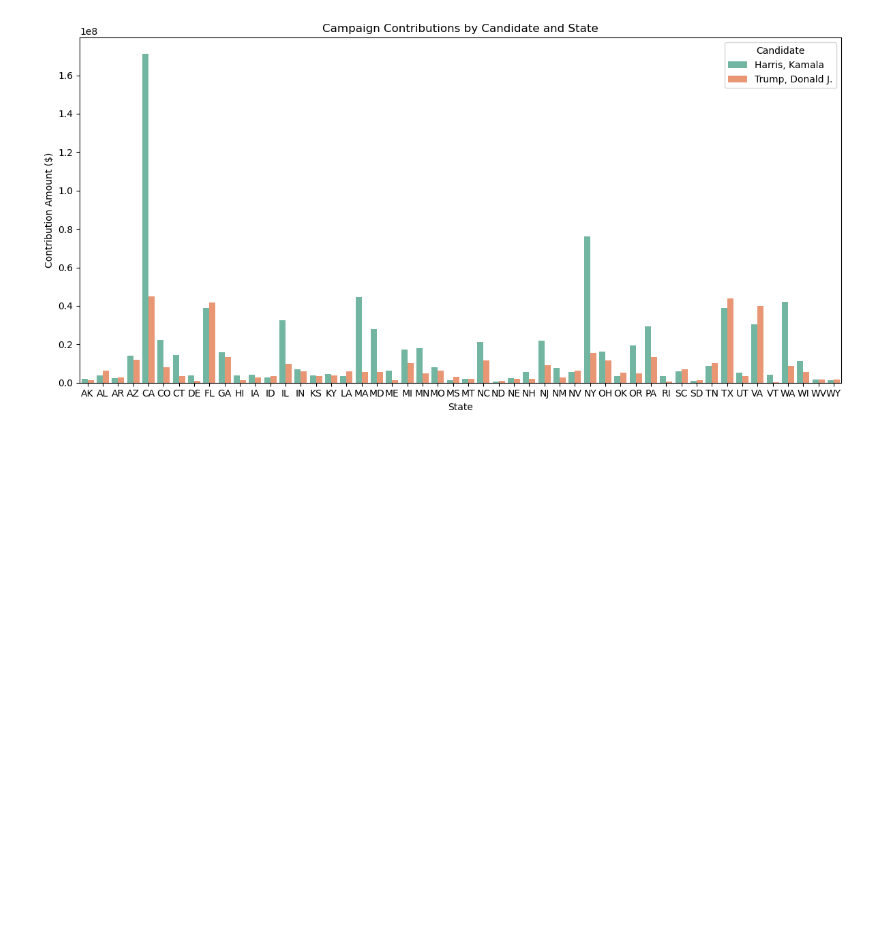
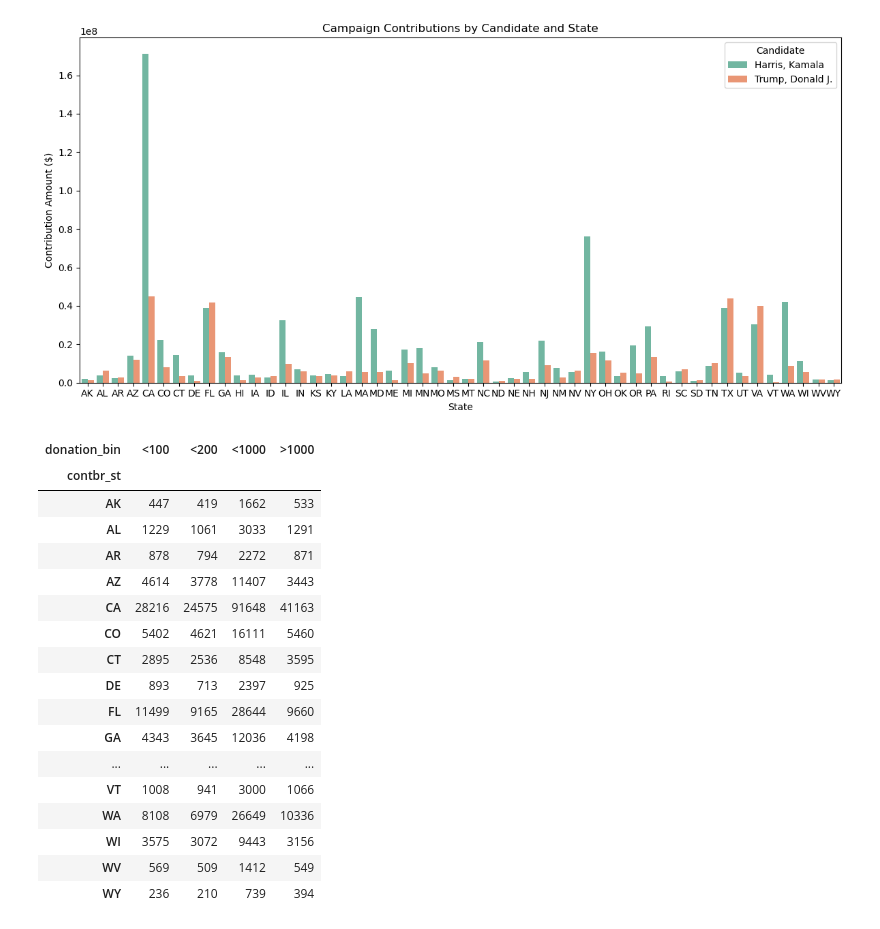
Before and after one commit to MaxObes/econ-570-final-project, a Jupyter notebook: econ570.ipynb, the cells around one changed output. Drawn from its saved outputs; the diff is of its cells as text; code cells hidden in the pictures; blank space fills up the shorter version.

Commit message:
added binned dataframe to bottom of notebook

```diff
--- a/econ570.ipynb
+++ b/econ570.ipynb
@@ -206,3 +205,34 @@ plt.tight_layout()
 plt.show()
 # %% [output]
 [figure]
+# %%
+filtered = new[new['cand_nm'].isin(['Trump, Donald J.', 'Harris, Kamala'])]
+
+grouped = filtered.groupby(['contbr_st', 'contbr_zip'])['contb_receipt_amt'].sum().reset_index()
+
+bins = [-float('inf'), 100, 200, 1000, float('inf')]
+labels = ['<100', '<200', '<1000', '>1000']
+grouped['donation_bin'] = pd.cut(grouped['contb_receipt_amt'], bins=bins, labels=labels)
+
+binned_counts = grouped.groupby(['contbr_st', 'donation_bin']).size().unstack(fill_value=0)
+
+binned_counts
+# %% [output]
+| donation_bin | <100 | <200 | <1000 | >1000 |
+| contbr_st |  |  |  |  |
+| AK | 447 | 419 | 1662 | 533 |
+| AL | 1229 | 1061 | 3033 | 1291 |
+| AR | 878 | 794 | 2272 | 871 |
+| AZ | 4614 | 3778 | 11407 | 3443 |
+| CA | 28216 | 24575 | 91648 | 41163 |
+| CO | 5402 | 4621 | 16111 | 5460 |
+| CT | 2895 | 2536 | 8548 | 3595 |
+| DE | 893 | 713 | 2397 | 925 |
+| FL | 11499 | 9165 | 28644 | 9660 |
+| GA | 4343 | 3645 | 12036 | 4198 |
+| ... | ... | ... | ... | ... |
+| VT | 1008 | 941 | 3000 | 1066 |
+| WA | 8108 | 6979 | 26649 | 10336 |
+| WI | 3575 | 3072 | 9443 | 3156 |
+| WV | 569 | 509 | 1412 | 549 |
+| WY | 236 | 210 | 739 | 394 |
```
Also changed, not shown: parts of 2 cells of this notebook.
